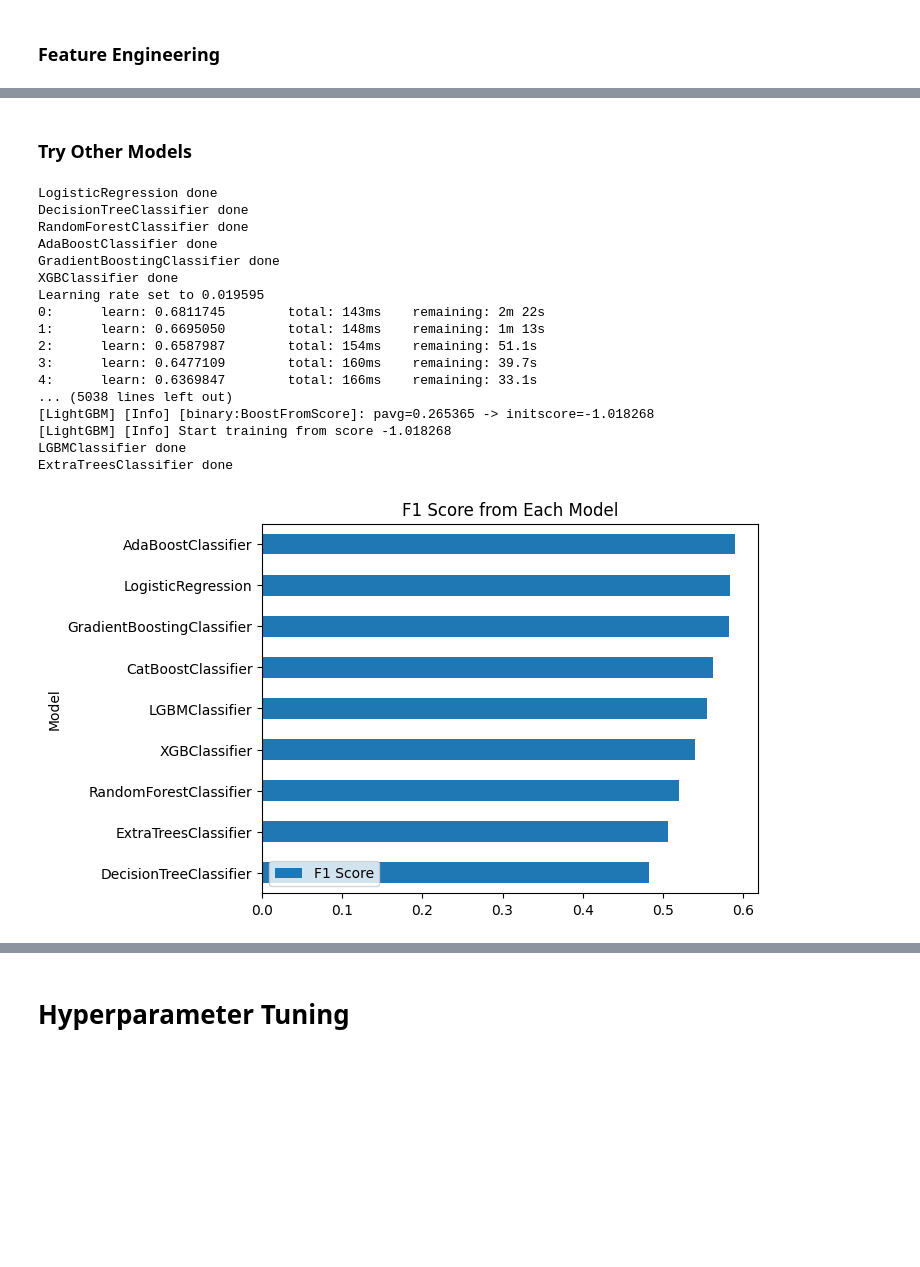
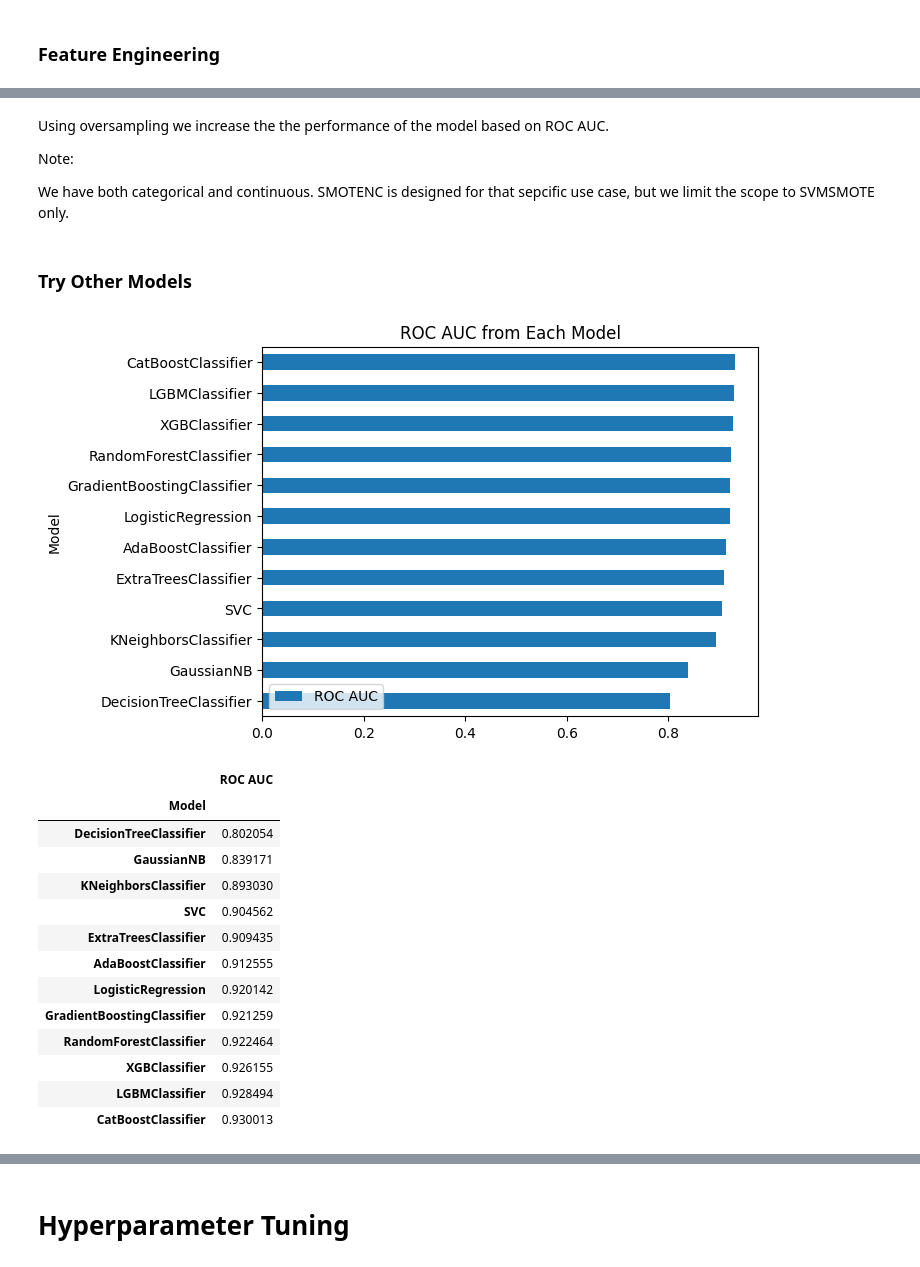
Before and after one commit to marcellinus-witarsah/data-challenge-dsw-2023, a Jupyter notebook: notebooks/03_churn_model.ipynb, the cells around one changed output, grey strips where cells are left out. Drawn from its saved outputs; the diff is of its cells as text; code cells hidden in the pictures; blank space fills up the shorter version.

```diff
--- a/notebooks/03_churn_model.ipynb
+++ b/notebooks/03_churn_model.ipynb
@@ -525,12 +539,19 @@ df = df.drop(columns=["Customer ID", "Location", "Longitude", "Latitude", "CLTV
 X, y = pd.get_dummies(df.drop(columns=["Churn Label"]), dtype=int), df["Churn Label"]  # split data
 X_train, X_test, y_train, y_test = train_test_split(X, y, test_size=0.2, random_state=42, stratify=y, shuffle=True)
 
-# Train Dummy Classifier
+# Perfrom CV
 # ==============================================
-model = DummyClassifier(strategy="stratified")
+model = LogisticRegression(random_state=42, max_iter=500)
+cv = StratifiedShuffleSplit(n_splits=5,  test_size=0.2, random_state=42)
+score = cross_val_score(model, X_train, y_train, cv=cv, scoring='roc_auc')
+print(score, f"\nScore Mean: {score.mean()}")
+
+# Train Logistic Regression
+# ==============================================
+model = LogisticRegression(random_state=42, max_iter=500)
 model.fit(X_train, y_train)
 
-# Predict using Dummy Classifier
+# Predict using Logistic Regression
 # ==============================================
 y_pred = model.predict(X_test)
 y_pred_proba = model.predict_proba(X_test)
@@ -686,3 +739,9 @@ Exist some multicllinearity between Total Purchases with CLTV, Tenure Months, Mo
+# %% [markdown]
+Using oversampling we increase the the performance of the model based on ROC AUC.
+
+Note:
+
+We have both categorical and continuous. SMOTENC is designed for that sepcific use case, but we limit the scope to SVMSMOTE only.
 # %% [markdown]
 ### Try Other Models
 # %%
@@ -697,14 +756,19 @@ df["Products Used"] = df[["Games Product", "Music Product", "Education Product",
         + uses_internet_for_product(x["Music Product"])
         + uses_internet_for_product(x["Education Product"])
         + uses_internet_for_product(x["Video Product"])
-        + uses_internet_for_product(x["Use MyApp"]), axis=1)
+        + uses_internet_for_product(x["Use MyApp"]), axis=1)  # feature engineering
 df["Monthly Purchase Per Item"] = df[["Monthly Purchase (Thou. IDR)", "Products Used"]]\
-    .apply(lambda x: x["Monthly Purchase (Thou. IDR)"] / x["Products Used"] if x["Products Used"] > 0 else x["Monthly Purchase (Thou. IDR)"], axis=1)
+    .apply(lambda x: x["Monthly Purchase (Thou. IDR)"] / x["Products Used"] if x["Products Used"] > 0 else x["Monthly Purchase (Thou. IDR)"], axis=1)  # feature engineering
 df["Total Purchase"] = df["Tenure Months"] * df["Monthly Purchase (Thou. IDR)"]  # feature engineering
 df["Total Purchase Per Item"] = df["Tenure Months"] * df["Monthly Purchase Per Item"]  # feature engineering
 df = df.drop(columns=["Customer ID", "Location", "Longitude", "Latitude", "CLTV (Predicted Thou. IDR)", "Products Used"])  # drop unimportant data
 X, y = pd.get_dummies(df.drop(columns=["Churn Label"]), dtype=int), df["Churn Label"]  # split data
 X_train, X_test, y_train, y_test = train_test_split(X, y, test_size=0.2, random_state=42, stratify=y, shuffle=True)
+
+# Oversampling
+# ========================================
+oversampler = SVMSMOTE(random_state=42)
+X_train, y_train = oversampler.fit_resample(X_train, y_train)
 
 # Scale data
 # ========================================
@@ -714,58 +778,59 @@ X_test = scaler.transform(X_test)
 
 models = [
     LogisticRegression(random_state=42, max_iter=200),
+    SVC(random_state=42),
+    KNeighborsClassifier(),
+    GaussianNB(),
     DecisionTreeClassifier(random_state=42),
     RandomForestClassifier(random_state=42),
     AdaBoostClassifier(random_state=42),
     GradientBoostingClassifier(random_state=42),
     xgb.XGBClassifier(random_state=42),
     cb.CatBoostClassifier(random_state=42),
     lgb.LGBMClassifier(objective='binary', random_state=42),
     ExtraTreesClassifier(random_state=42)
 ]
 
 recalls = []
 precisions = []
 f1s = []
 roc_aucs = []
 
 for model in models:
     # Cross Validation
     # ========================================
-    cv = StratifiedShuffleSplit(n_splits=5,  test_size=0.2, random_state=42)
-    score = cross_val_score(model, X_train, y_train, cv=cv, scoring='f1')
-    f1s.append(score.mean())
+    cv = StratifiedShuffleSplit(n_splits=10,  test_size=0.2, random_state=42)
+    score = cross_val_score(model, X_train, y_train, cv=cv, scoring='roc_auc')
+    roc_aucs.append(score.mean())
     print(f"{model.__class__.__name__} done")
 
 
 df_model = pd.DataFrame(
     {
         "Model": [model.__class__.__name__ for model in models],
-        "F1 Score": f1s,
+        "ROC AUC": roc_aucs,
     }
-).set_index("Model")
+).set_index("Model").sort_values(by="ROC AUC")
 
 # plot the f1 score comparison
-df_model.sort_values(by="F1 Score").plot.barh()
-plt.title("F1 Score from Each Model")
+df_model.plot.barh()
+plt.title("ROC AUC from Each Model")
 plt.legend(loc="lower left")
 plt.show()
+display(df_model)
 # %% [output]
-LogisticRegression done
-DecisionTreeClassifier done
-RandomForestClassifier done
-AdaBoostClassifier done
-GradientBoostingClassifier done
-XGBClassifier done
-Learning rate set to 0.019595
-0:      learn: 0.6811745        total: 143ms    remaining: 2m 22s
-1:      learn: 0.6695050        total: 148ms    remaining: 1m 13s
-2:      learn: 0.6587987        total: 154ms    remaining: 51.1s
-3:      learn: 0.6477109        total: 160ms    remaining: 39.7s
-4:      learn: 0.6369847        total: 166ms    remaining: 33.1s
-... (5038 lines left out)
-[LightGBM] [Info] [binary:BoostFromScore]: pavg=0.265365 -> initscore=-1.018268
-[LightGBM] [Info] Start training from score -1.018268
-LGBMClassifier done
-ExtraTreesClassifier done
-[figure, old version]
+[figure, new version]
+|  | ROC AUC |
+| Model |  |
+| DecisionTreeClassifier | 0.802054 |
+| GaussianNB | 0.839171 |
+| KNeighborsClassifier | 0.893030 |
+| SVC | 0.904562 |
+| ExtraTreesClassifier | 0.909435 |
+| AdaBoostClassifier | 0.912555 |
+| LogisticRegression | 0.920142 |
+| GradientBoostingClassifier | 0.921259 |
+| RandomForestClassifier | 0.922464 |
+| XGBClassifier | 0.926155 |
+| LGBMClassifier | 0.928494 |
+| CatBoostClassifier | 0.930013 |
```
Also changed, not shown: parts of 46 cells of this notebook, 4 other files.
